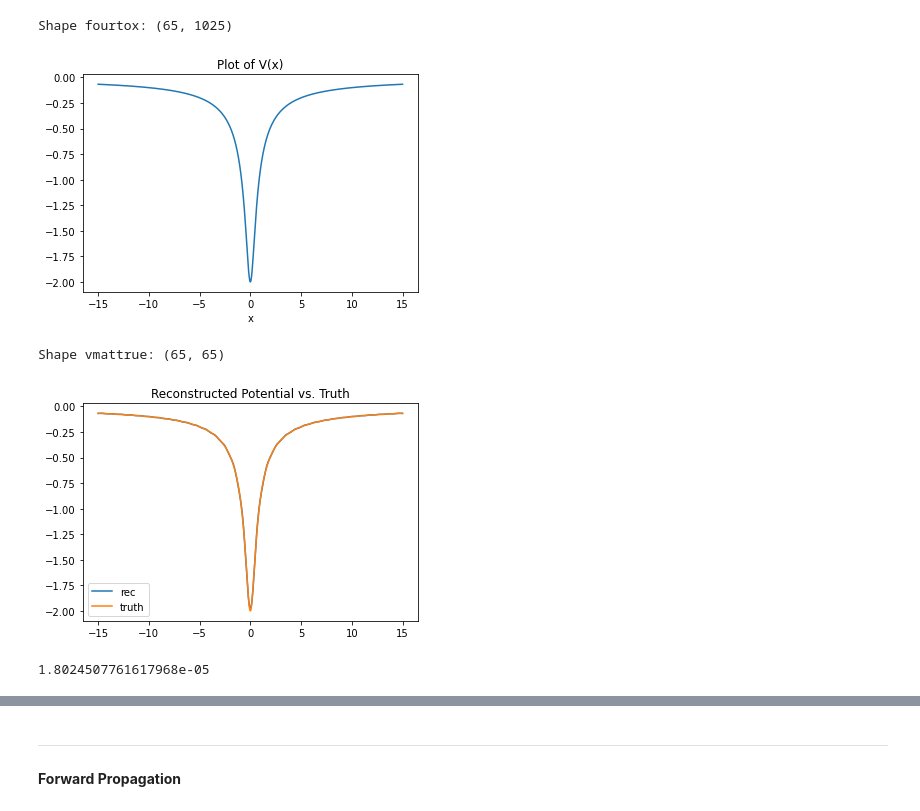
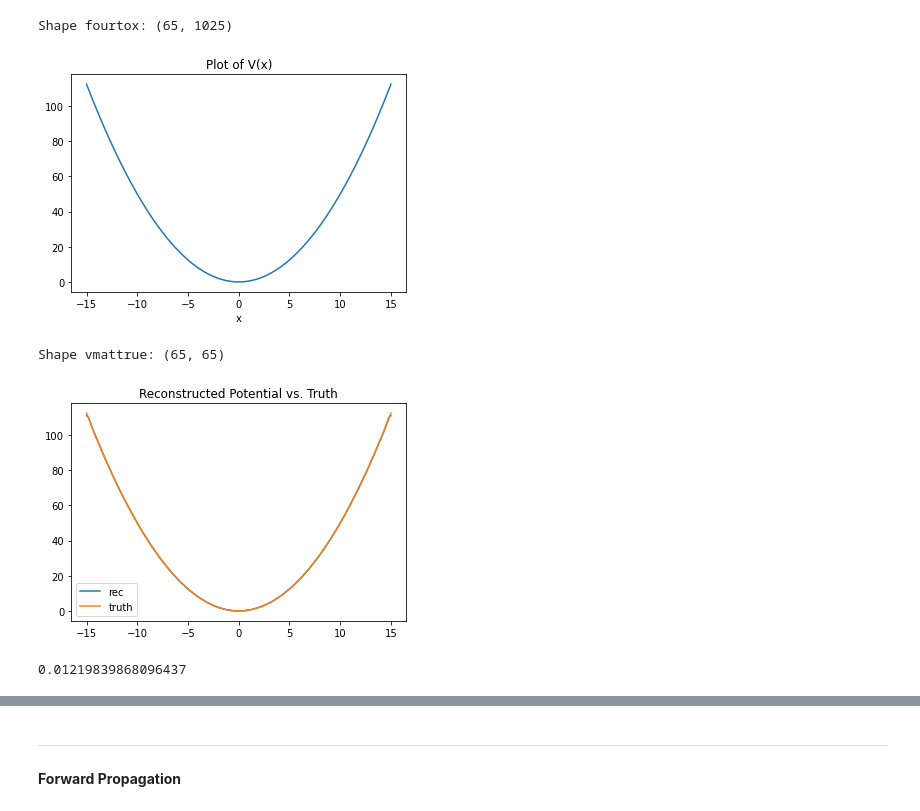
Before and after one commit to kbcollins/tdse, a Jupyter notebook: tdse-prob-density/tdse-prob-density-kbc.ipynb, the cells around one changed output, grey strips where cells are left out. Saved outputs shown, nothing was run; the diff lists cells and outputs as text; code cells hidden in the pictures.

```diff
--- a/tdse-prob-density/tdse-prob-density-kbc.ipynb
+++ b/tdse-prob-density/tdse-prob-density-kbc.ipynb
@@ -38,32 +38,32 @@ Shape fourtox: (65, 1025)
 # %%
 def v(z):
     # harmonic oscillator potential (should be exact for Chebyshev)
-    # return 0.5 * z**2
+    return 0.5 * z**2
     # symmetric double well potential
     # return 2.5e-3 * (z**2 - 25)**2
     # asymmetric double well potential
     # c0 = 4.35; c1 = 9.40e-1; c2 = -3.56e-1; c3 = -4.66e-2
     # c4 = 1.46e-2; c5 = 6.76e-4; c6 = -1.26e-4; c7 = -5.43e-6
     # c8 = 4.12e-7; c9 = 1.65e-8
     # x = z + 0.8
     # return 0.5 * (c0 + c1*x + c2*x**2 + c3*x**3 + c4*x**4 + c5*x**5 + c6*x**6 + c7*x**7 + c8*x**8 + c9*x**9)
     # non-polynomial potentials
     # return np.sin(0.4 * z - 1)
     # return np.sin((0.5 * z)**2)
     # return 15 * (-np.cos(z) + np.sin((0.5 * z)**2 - 0.2 * z))
     # soft coulomb potential
-    return -1 / np.sqrt(z**2 + 0.25)
+    # return -1 / np.sqrt(z**2 + 0.25)
 
 # compute true potential on real space grid for plotting
 vxvec = v(xvec)
 
 # plot true potential
 plt.plot(xvec, vxvec)
 plt.title('Plot of V(x)')
 plt.xlabel('x')
 plt.show()
 # %% [output]
-[figure, old version]
+[figure, new version]
 # %%
 # compute the potential operator matrix
 
@@ -105,8 +105,8 @@ plt.show()
 
 print(np.mean(np.square(np.abs(vrecon - vxvec))))
 # %% [output]
-[figure, old version]
+[figure, new version]
-1.8024507761617968e-05
+0.01219839868096437
 # %%
 # define initial states and transform to Fourier basis
 
```
Also changed, not shown: parts of 28 cells of this notebook.
